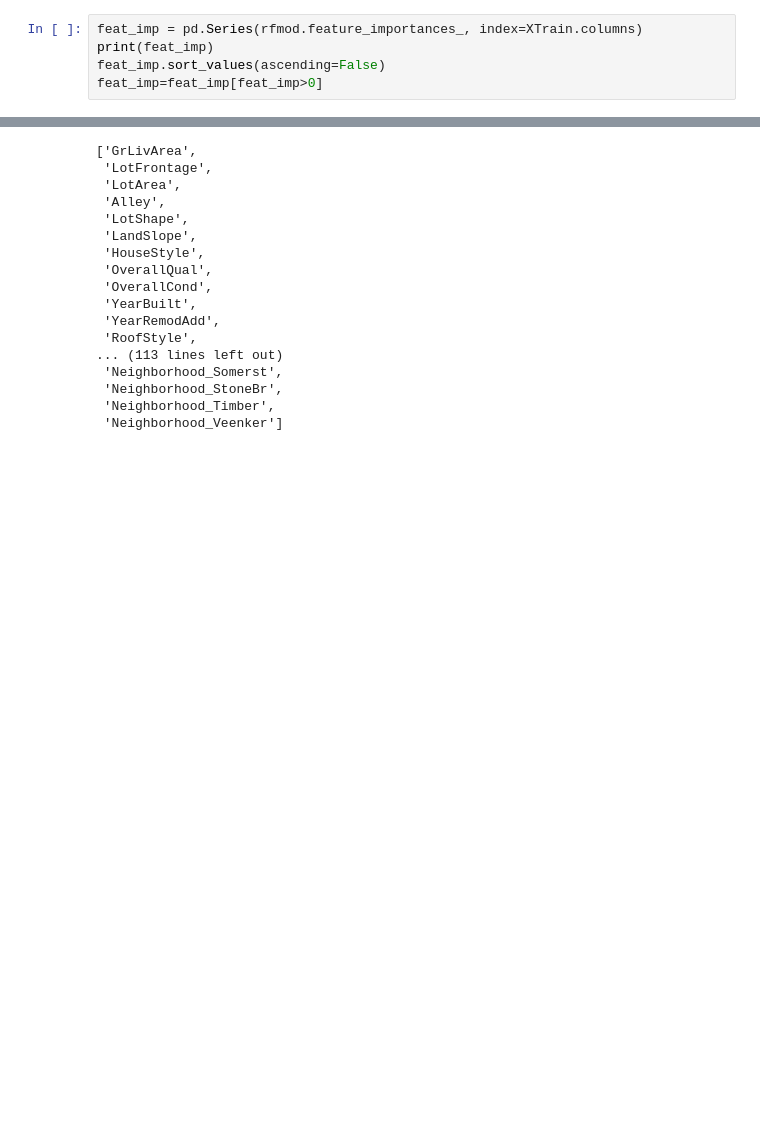
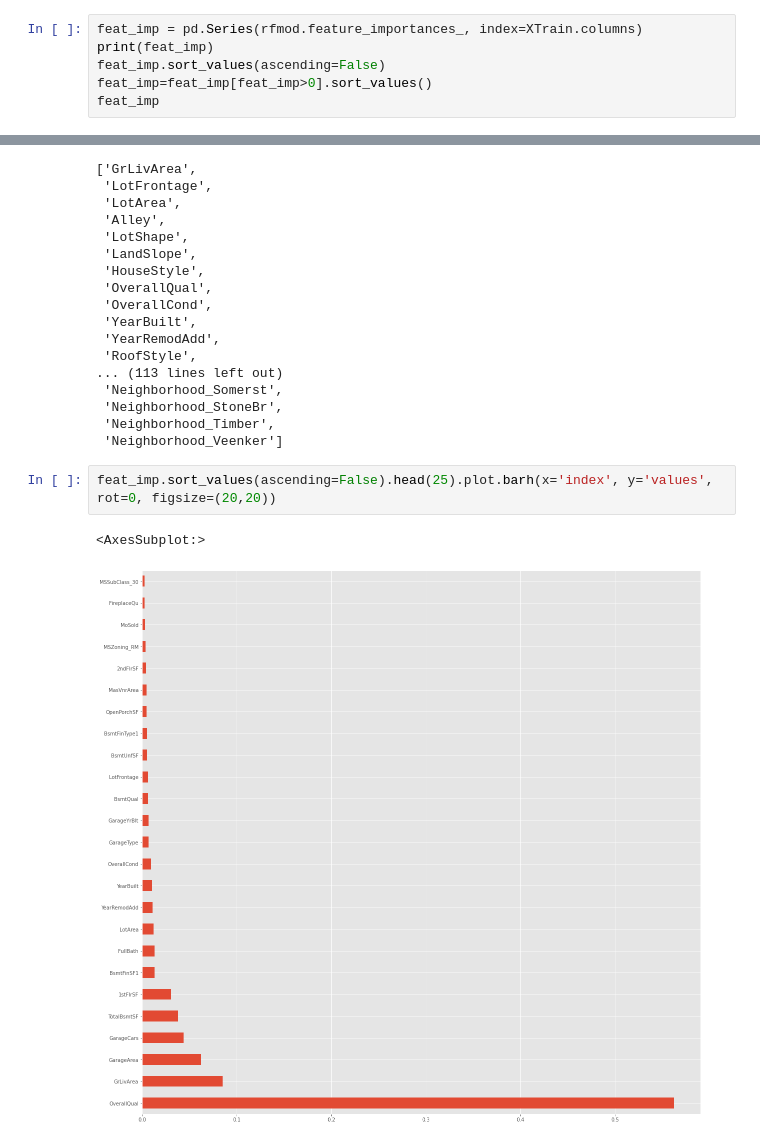
Before and after one commit to sharathc10/ames-predict, a Jupyter notebook: chitra/BuildRandomForest.ipynb, the cells around one changed output, grey strips where cells are left out. Drawn from its saved outputs; the diff is of its cells as text; blank space fills up the shorter version.

Commit message:
Feature importance graph

```diff
--- a/chitra/BuildRandomForest.ipynb
+++ b/chitra/BuildRandomForest.ipynb
@@ -89,7 +90,8 @@ RandomForestRegressor(ccp_alpha=0, min_samples_leaf=2, random_state=42)
 feat_imp = pd.Series(rfmod.feature_importances_, index=XTrain.columns)
 print(feat_imp)
 feat_imp.sort_values(ascending=False)
-feat_imp=feat_imp[feat_imp>0]
+feat_imp=feat_imp[feat_imp>0].sort_values()
+feat_imp
 # %% [output]
 GrLivArea               8.495340e-02
 LotFrontage             6.228683e-03
@@ -135,3 +154,8 @@ feat_imp.index.tolist()
  'Neighborhood_StoneBr',
  'Neighborhood_Timber',
  'Neighborhood_Veenker']
+# %%
+feat_imp.sort_values(ascending=False).head(25).plot.barh(x='index', y='values', rot=0, figsize=(20,20))
+# %% [output]
+<AxesSubplot:>
+[figure, added]
```
Also changed, not shown: parts of 3 cells of this notebook.
